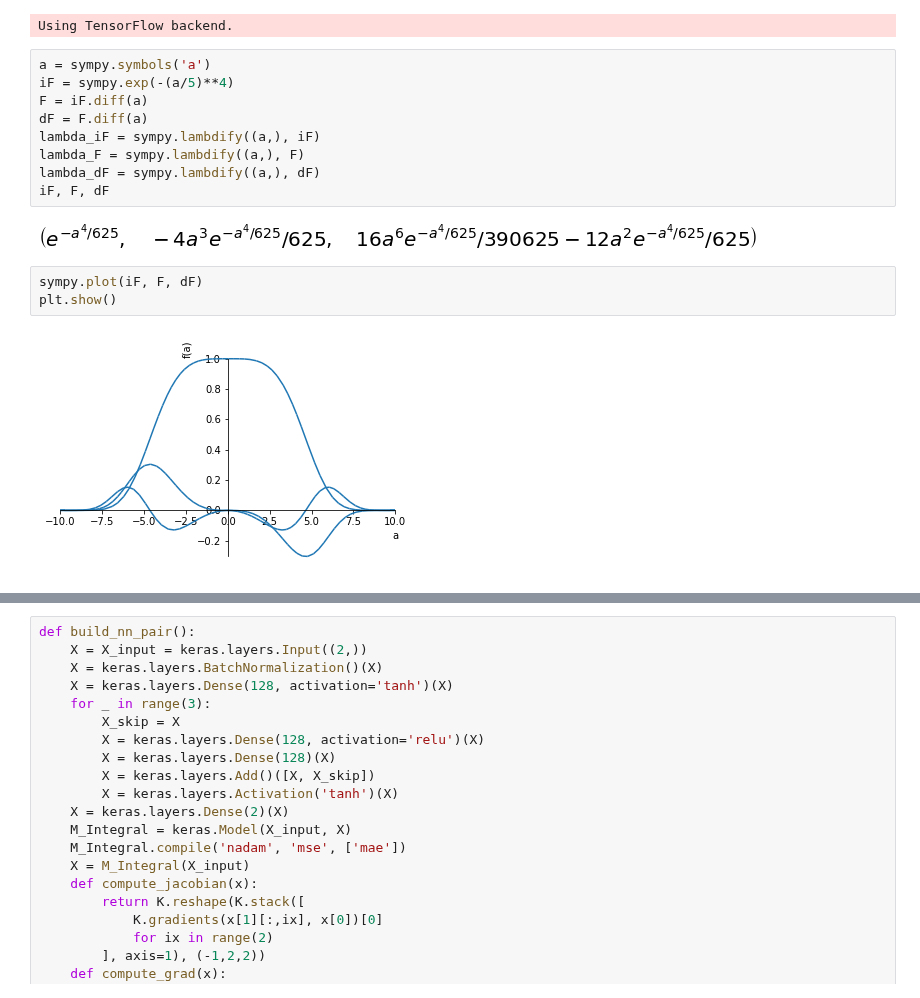
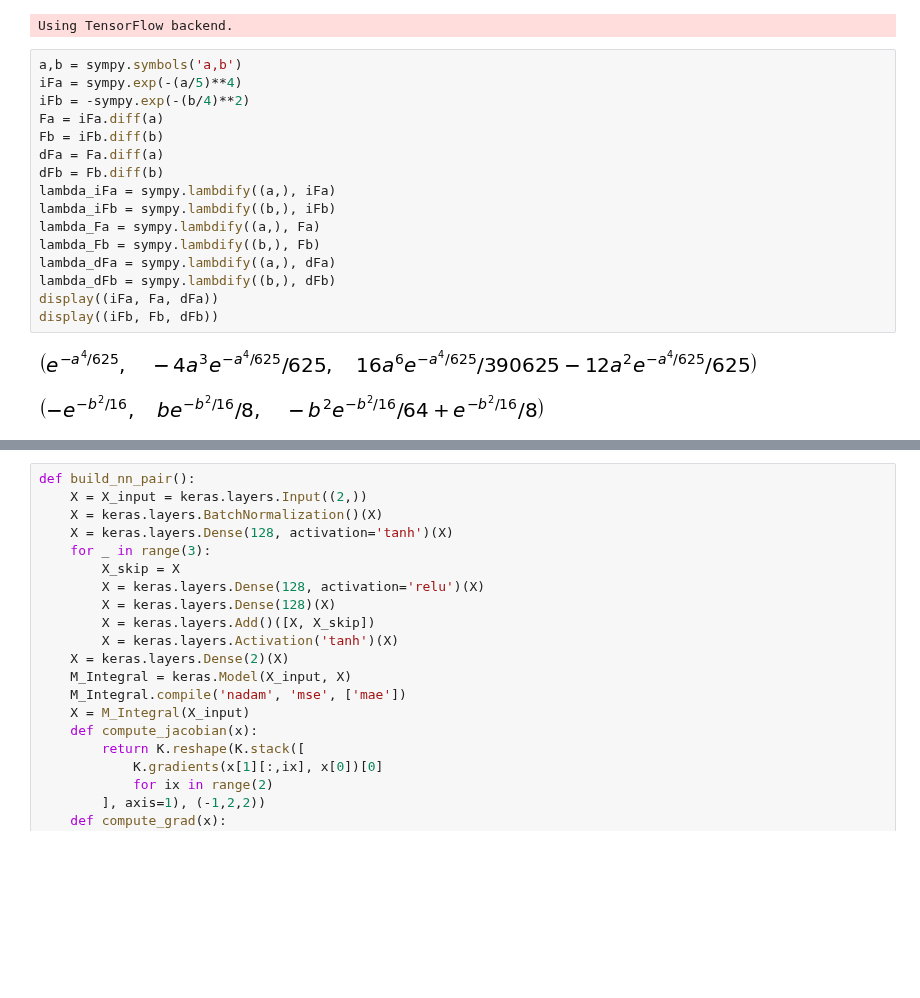
Before and after one commit to mammalwong/ml-study, a Jupyter notebook: integralnet.ipynb, the cells around one changed output, grey strips where cells are left out. Saved outputs shown, nothing was run; the diff lists cells and outputs as text; blank space fills up the shorter version.

```diff
--- a/integralnet.ipynb
+++ b/integralnet.ipynb
@@ -8,19 +8,22 @@ import keras.backend as K
 sympy.init_printing()
 # %% [output]
 Using TensorFlow backend.
-# %%
-a = sympy.symbols('a')
-iF = sympy.exp(-(a/5)**4)
-F = iF.diff(a)
-dF = F.diff(a)
-lambda_iF = sympy.lambdify((a,), iF)
-lambda_F = sympy.lambdify((a,), F)
-lambda_dF = sympy.lambdify((a,), dF)
-iF, F, dF
-# %% [output]
-[figure, removed]
-# %%
-sympy.plot(iF, F, dF)
-plt.show()
-# %% [output]
-[figure, removed]
+# %%
+a,b = sympy.symbols('a,b')
+iFa = sympy.exp(-(a/5)**4)
+iFb = -sympy.exp(-(b/4)**2)
+Fa = iFa.diff(a)
+Fb = iFb.diff(b)
+dFa = Fa.diff(a)
+dFb = Fb.diff(b)
+lambda_iFa = sympy.lambdify((a,), iFa)
+lambda_iFb = sympy.lambdify((b,), iFb)
+lambda_Fa = sympy.lambdify((a,), Fa)
+lambda_Fb = sympy.lambdify((b,), Fb)
+lambda_dFa = sympy.lambdify((a,), dFa)
+lambda_dFb = sympy.lambdify((b,), dFb)
+display((iFa, Fa, dFa))
+display((iFb, Fb, dFb))
+# %% [output]
+[figure, added]
+[figure, added]
```
Also changed, not shown: parts of 4 cells of this notebook.
